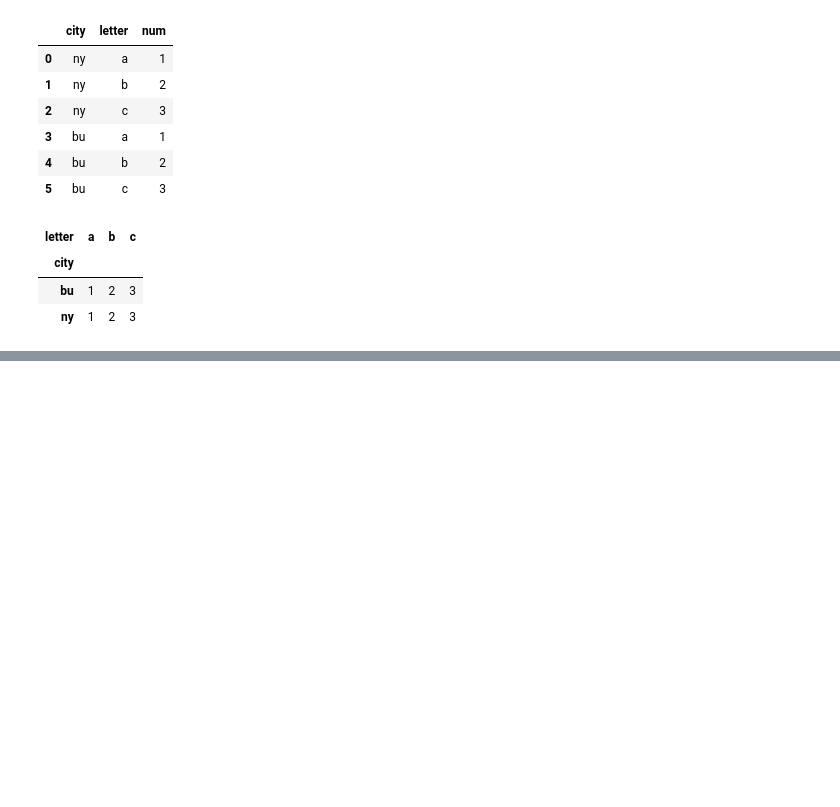
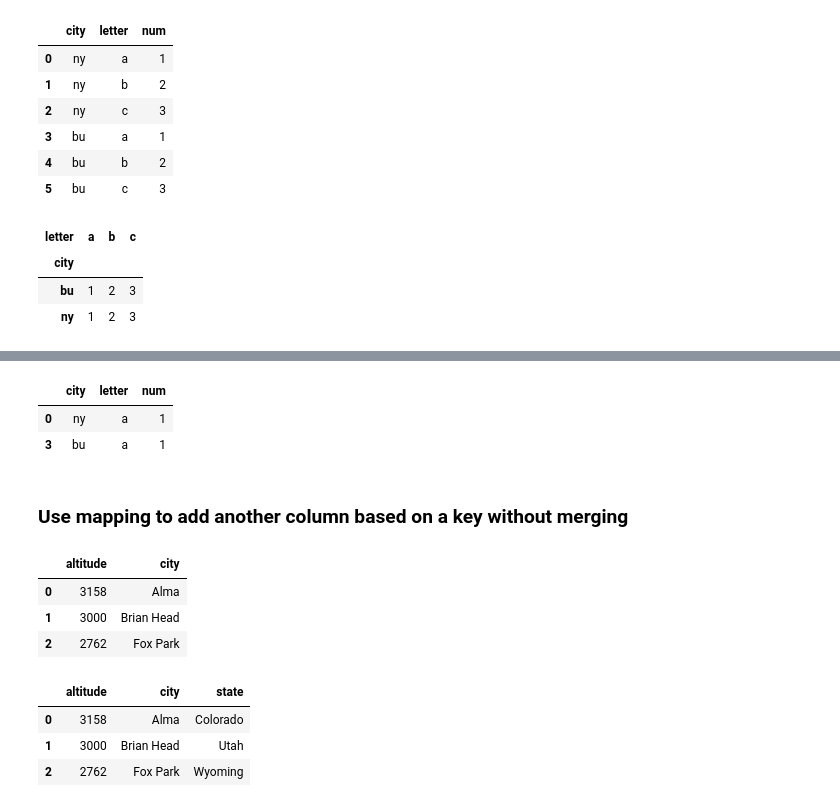
Before and after one commit to 41cells/udemy_course, a Jupyter notebook: Useful DataFrame Commands.ipynb, the cells around one changed output, grey strips where cells are left out. Drawn from its saved outputs; the diff is of its cells as text; code cells hidden in the pictures; blank space fills up the shorter version.

```diff
--- a/Useful DataFrame Commands.ipynb
+++ b/Useful DataFrame Commands.ipynb
@@ -657,0 +733,31 @@ dframe.pivot(index = 'city', columns='letter', values='num')
+# %%
+# Drop duplicates for a selected column or columns
+dframe.drop_duplicates(['city'])
+# %% [output]
+|  | city | letter | num |
+| 0 | ny | a | 1 |
+| 3 | bu | a | 1 |
+# %% [markdown]
+### Use mapping to add another column based on a key without merging
+# %%
+# Make a dataframe
+dframe = DataFrame({'city':['Alma', 'Brian Head', 'Fox Park'],
+                   'altitude':[3158,3000,2762]})
+dframe
+# %% [output]
+|  | altitude | city |
+| 0 | 3158 | Alma |
+| 1 | 3000 | Brian Head |
+| 2 | 2762 | Fox Park |
+# %%
+# Create a dictionary to map something to the 'city' column
+state_map = {'Alma':'Colorado', 'Brian Head': 'Utah', 'Fox Park': 'Wyoming'}
+
+# Map data to dframe
+dframe['state'] = dframe['city'].map(state_map)
+dframe
+# %% [output]
+|  | altitude | city | state |
+| 0 | 3158 | Alma | Colorado |
+| 1 | 3000 | Brian Head | Utah |
+| 2 | 2762 | Fox Park | Wyoming |
```
Also changed, not shown: parts of 21 cells of this notebook.
